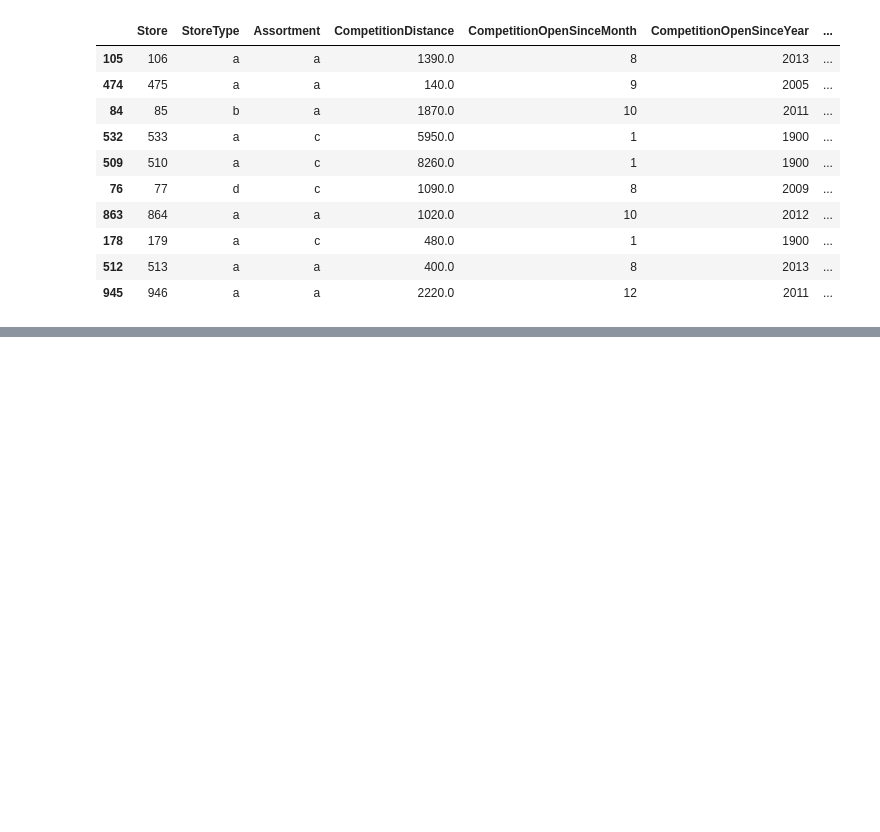
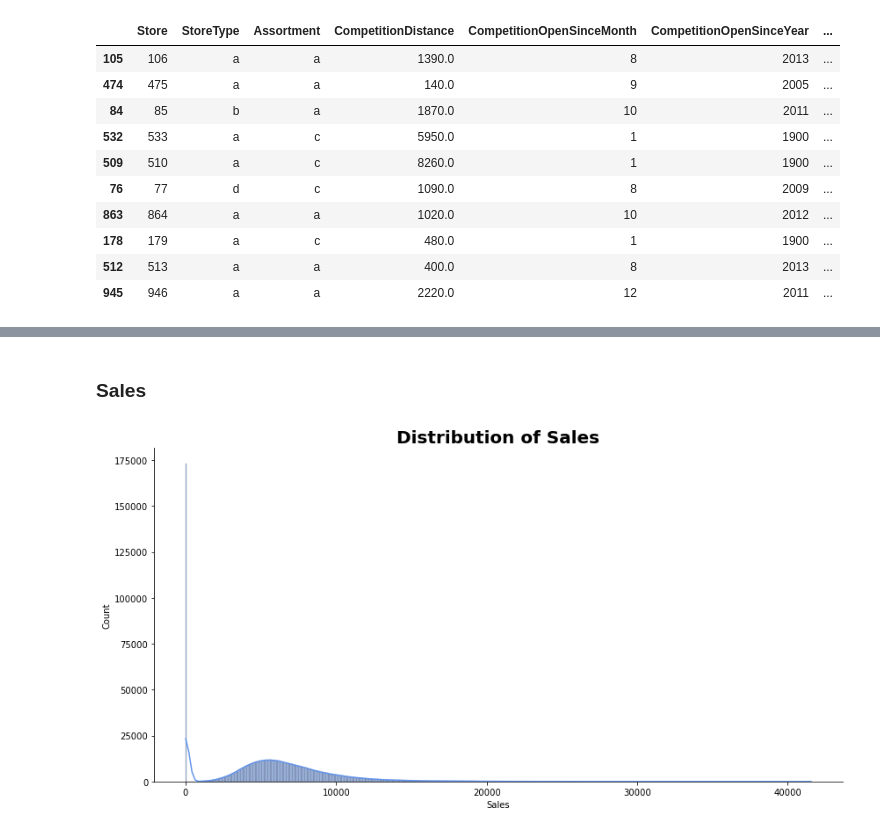
Before and after one commit to Ammon21/Rossmann_Pharmaceutical_Sales, a Jupyter notebook: notebooks/EDA.ipynb, the cells around one changed output, grey strips where cells are left out. Saved outputs shown, nothing was run; the diff lists cells and outputs as text; code cells hidden in the pictures; blank space fills up the shorter version.

```diff
--- a/notebooks/EDA.ipynb
+++ b/notebooks/EDA.ipynb
@@ -362,0 +445,6 @@ store_df.sample(10)
+# %% [markdown]
+### Sales
+# %%
+plot_hist(train_df, 'Sales')
+# %% [output]
+[figure, added]
```
Also changed, not shown: parts of 23 cells of this notebook.
